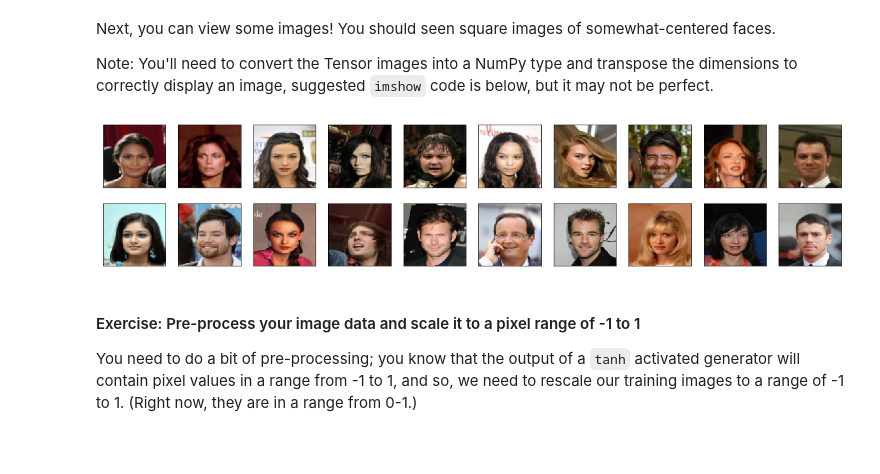
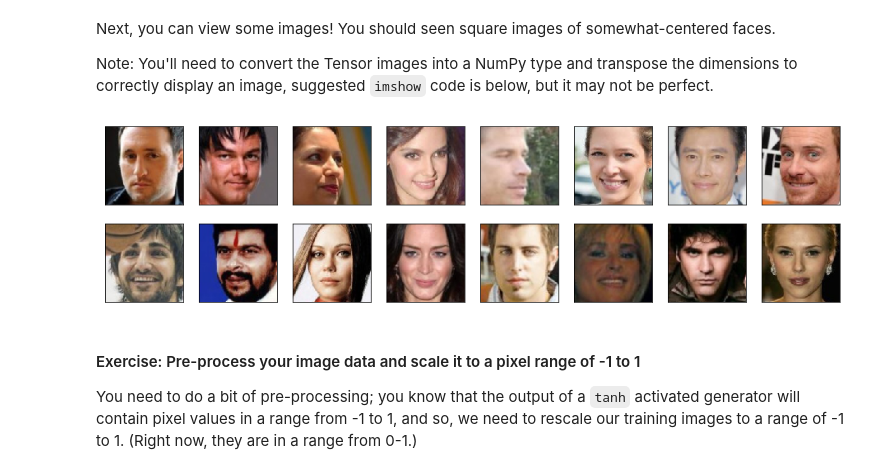
Before and after one commit to kirilcvetkov92/Face-Generation-DCGAN, a Jupyter notebook: dlnd_face_generation.ipynb, the cells around one changed output. Saved outputs shown, nothing was run; the diff lists cells and outputs as text; code cells hidden in the pictures; blank space fills up the shorter version.

```diff
--- a/dlnd_face_generation.ipynb
+++ b/dlnd_face_generation.ipynb
@@ -103,14 +103,14 @@ Call the above function and create a dataloader to view images.
 * Your `image_size` **must be** `32`. Resizing the data to a smaller size will make for faster training, while still creating convincing images of faces!
 # %%
 # Define function hyperparameters
-batch_size = 100
+batch_size = 16
 img_size = 128
 
 """
 DON'T MODIFY ANYTHING IN THIS CELL THAT IS BELOW THIS LINE
 """
 # Call your function and get a dataloader
-celeba_train_loader = get_dataloader(batch_size, img_size,data_dir='img_align_celeba')
+celeba_train_loader = get_dataloader(batch_size, img_size, data_dir='data')
 # %% [markdown]
 Next, you can view some images! You should seen square images of somewhat-centered faces.
 
@@ -118,24 +118,24 @@ Note: You'll need to convert the Tensor images into a NumPy type and transpose t
 # %%
 # helper display function
 def imshow(img):
     npimg = img.numpy()
     plt.imshow(np.transpose(npimg, (1, 2, 0)))
 
 """
 DON'T MODIFY ANYTHING IN THIS CELL THAT IS BELOW THIS LINE
 """
 # obtain one batch of training images
 dataiter = iter(celeba_train_loader)
 images, _ = dataiter.next() # _ for no labels
 
 # plot the images in the batch, along with the corresponding labels
-fig = plt.figure(figsize=(20, 4))
-plot_size=20
+fig = plt.figure(figsize=(16, 4))
+plot_size=16
 for idx in np.arange(plot_size):
     ax = fig.add_subplot(2, plot_size/2, idx+1, xticks=[], yticks=[])
     imshow(images[idx])
 # %% [output]
-[figure, old version]
+[figure, new version]
 # %% [markdown]
 #### Exercise: Pre-process your image data and scale it to a pixel range of -1 to 1
 
```
Also changed, not shown: parts of 14 cells of this notebook.
